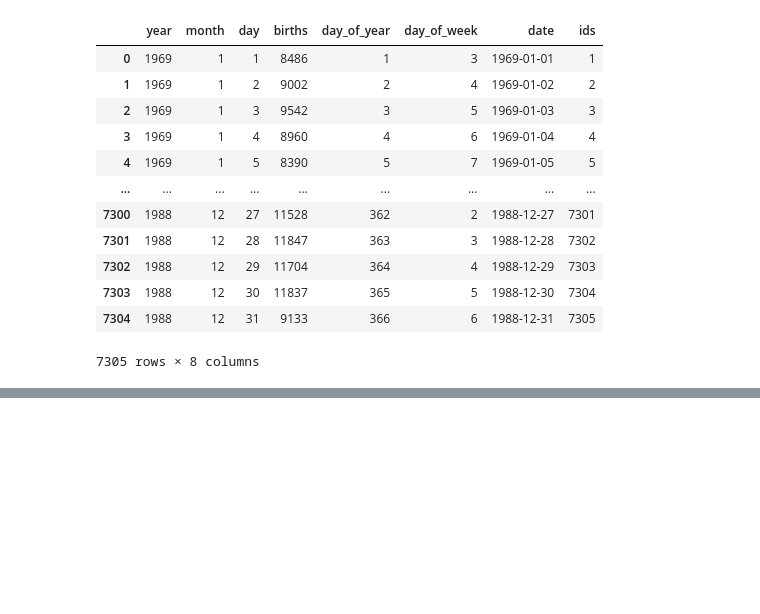
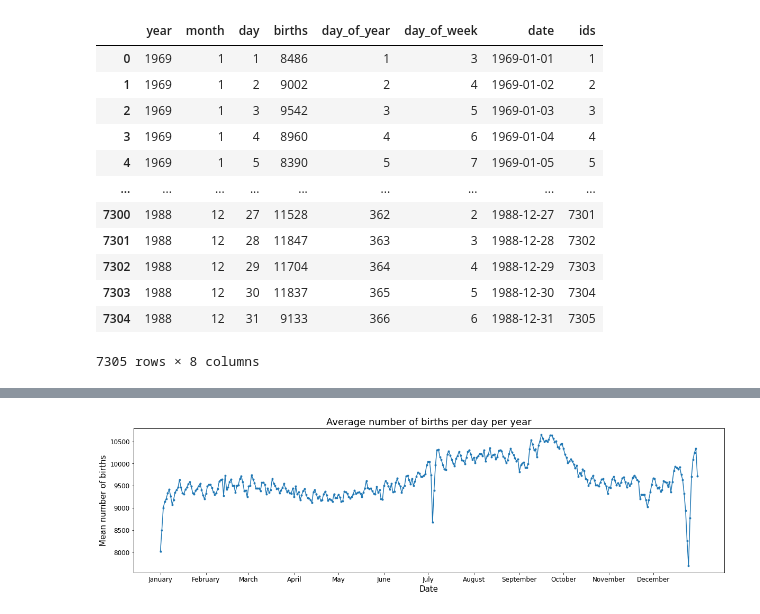
Before and after one commit to CristinaNogRod/GaussianProcesses-TimeSeries, a Jupyter notebook: notebooks/eda.ipynb, the cells around one changed output, grey strips where cells are left out. Saved outputs shown, nothing was run; the diff lists cells and outputs as text; code cells hidden in the pictures; blank space fills up the shorter version.

```diff
--- a/notebooks/eda.ipynb
+++ b/notebooks/eda.ipynb
@@ -36,0 +40,25 @@ Text(0.5, 1.0, 'Births per year')
+# %%
+# avg births
+
+mean_day_per_yr = data.groupby(by='day_of_year').mean('births')
+
+def get_xticks(data):
+    idss = []; months = []
+    month = 1
+    for i in range(12):
+        df = data.loc[data.month == month+i]
+        months.append(month+i)
+        idss.append(df.index[0])
+    return idss, months
+pos, _ = get_xticks(mean_day_per_yr)
+
+plt.figure(figsize=(20,5))
+plt.plot(mean_day_per_yr.index, mean_day_per_yr.births, '.-')
+plt.xlabel('Date', fontsize=15)
+plt.ylabel('Mean number of births', fontsize=15)
+plt.title('Average number of births per day per year', fontsize=18)
+plt.xticks(pos,['January', 'February', 'March', 'April', 'May', 'June', 'July', 'August', 'September', 'October', 'November', 'December'])
+plt.tick_params(axis='both', which='major', labelsize=12)
+plt.savefig('../plots/eda/avg_births_per_day.pdf')
+# %% [output]
+[figure, added]
```
Also changed, not shown: parts of 14 cells of this notebook, 15 other files.
